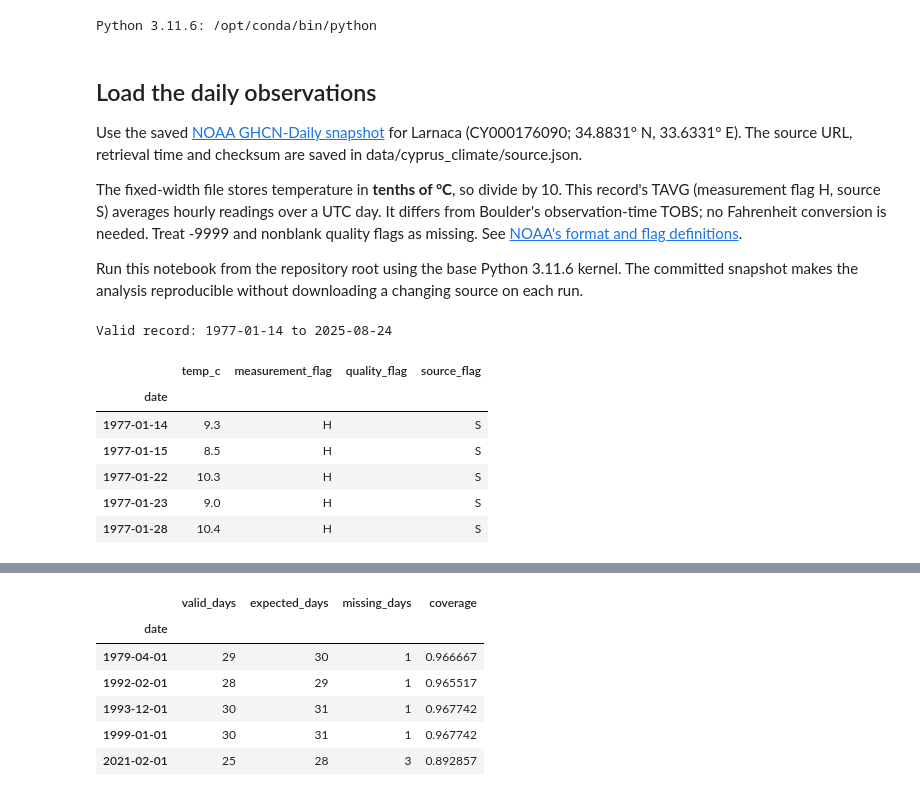
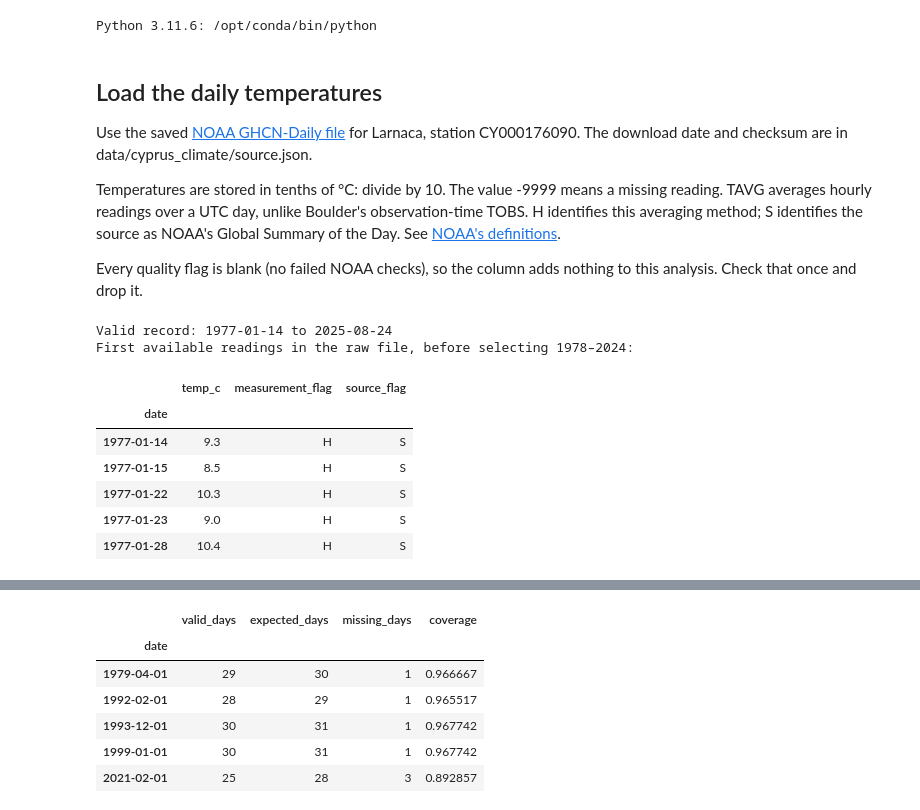
Before and after one commit to rileythejones/01-climate-fall-template, a Jupyter notebook: 06-cyprus-temperature.ipynb, the cells around one changed output, grey strips where cells are left out. Drawn from its saved outputs; the diff is of its cells as text; code cells hidden in the pictures.

Commit message:
simplify notebook wording

```diff
--- a/06-cyprus-temperature.ipynb
+++ b/06-cyprus-temperature.ipynb
@@ -23,50 +21,54 @@ print(f"Python {sys.version.split()[0]}: {sys.executable}")
 [interactive output not drawn]
 Python 3.11.6: /opt/conda/bin/python
 # %% [markdown]
-## Load the daily observations
+## Load the daily temperatures
 
-Use the saved [NOAA GHCN-Daily snapshot](https://www.ncei.noaa.gov/pub/data/ghcn/daily/all/CY000176090.dly) for Larnaca (CY000176090; 34.8831° N, 33.6331° E). The source URL, retrieval time and checksum are saved in data/cyprus_climate/source.json.
+Use the saved [NOAA GHCN-Daily file](https://www.ncei.noaa.gov/pub/data/ghcn/daily/all/CY000176090.dly) for Larnaca, station CY000176090. The download date and checksum are in data/cyprus_climate/source.json.
 
-The fixed-width file stores temperature in **tenths of °C**, so divide by 10. This record's TAVG (measurement flag H, source S) averages hourly readings over a UTC day. It differs from Boulder's observation-time TOBS; no Fahrenheit conversion is needed. Treat -9999 and nonblank quality flags as missing. See [NOAA's format and flag definitions](https://www.ncei.noaa.gov/pub/data/ghcn/daily/readme.txt).
+Temperatures are stored in tenths of °C: divide by 10. The value -9999 means a missing reading. TAVG averages hourly readings over a UTC day, unlike Boulder's observation-time TOBS. H identifies this averaging method; S identifies the source as NOAA's Global Summary of the Day. See [NOAA's definitions](https://www.ncei.noaa.gov/pub/data/ghcn/daily/readme.txt).
 
-Run this notebook from the repository root using the base Python 3.11.6 kernel. The committed snapshot makes the analysis reproducible without downloading a changing source on each run.
+Every quality flag is blank (no failed NOAA checks), so the column adds nothing to this analysis. Check that once and drop it.
 # %%
 data_dir = Path("data/cyprus_climate")
 source = json.loads((data_dir / "source.json").read_text())
 raw = (data_dir / "CY000176090.dly").read_bytes()
 assert hashlib.sha256(raw).hexdigest() == source["sha256"]
 
 records = []
 for line in raw.decode("ascii").splitlines():
     assert line[:11] == source["station"]
     if line[17:21] != "TAVG":
         continue
     year, month = int(line[11:15]), int(line[15:17])
     for day in range(1, calendar.monthrange(year, month)[1] + 1):
         start = 21 + (day - 1) * 8
         value = int(line[start:start + 5])
         mflag, qflag, sflag = line[start + 5:start + 8]
-        valid = value != -9999 and qflag == " "
+        valid = value != -9999
         records.append({"date": pd.Timestamp(year, month, day),
                         "temp_c": value / 10 if valid else float("nan"),
                         "measurement_flag": mflag.strip(),
                         "quality_flag": qflag.strip(),
                         "source_flag": sflag.strip()})
 
 daily = pd.DataFrame(records).set_index("date").sort_index()
 assert daily.index.is_unique
+assert daily.quality_flag.eq("").all(), "Unexpected quality flag: review the source file."
+daily = daily.drop(columns="quality_flag")
 print("Valid record:", daily.temp_c.first_valid_index().date(),
       "to", daily.temp_c.last_valid_index().date())
+print("First available readings in the raw file, before selecting 1978–2024:")
 daily.loc[daily.temp_c.notna()].head()
 # %% [output]
 Valid record: 1977-01-14 to 2025-08-24
+First available readings in the raw file, before selecting 1978–2024:
-|  | temp_c | measurement_flag | quality_flag | source_flag |
-| date |  |  |  |  |
-| 1977-01-14 | 9.3 | H |  | S |
-| 1977-01-15 | 8.5 | H |  | S |
-| 1977-01-22 | 10.3 | H |  | S |
-| 1977-01-23 | 9.0 | H |  | S |
-| 1977-01-28 | 10.4 | H |  | S |
+|  | temp_c | measurement_flag | source_flag |
+| date |  |  |  |
+| 1977-01-14 | 9.3 | H | S |
+| 1977-01-15 | 8.5 | H | S |
+| 1977-01-22 | 10.3 | H | S |
+| 1977-01-23 | 9.0 | H | S |
+| 1977-01-28 | 10.4 | H | S |
 # %%
 # Reindex to calendar days so absent rows also count as missing.
 calendar_days = pd.date_range("1978-01-01", "2024-12-31", name="date")
```
Also changed, not shown: parts of 10 cells of this notebook, 4 other files.
